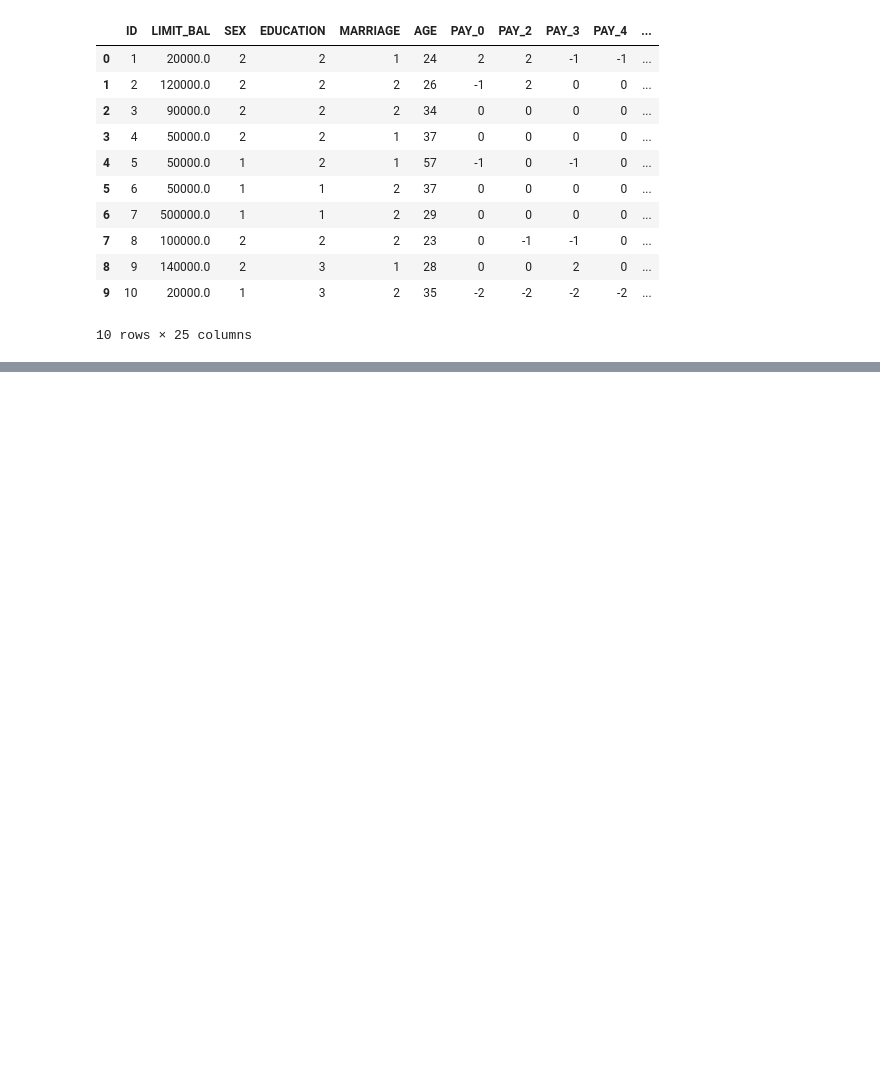
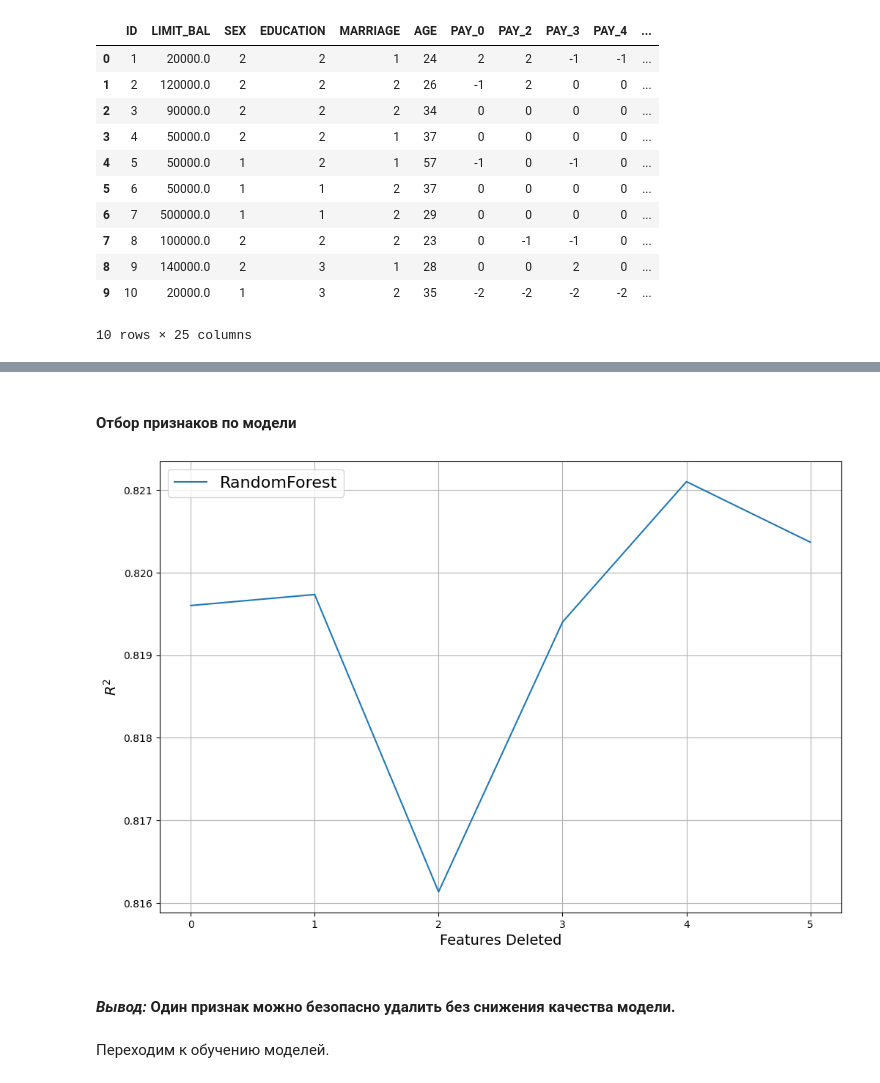
Before and after one commit to ybezginova2016/case_studies_da, a Jupyter notebook: 4. UCI_Credit_Card/main_4_UNI_Credit_Card.ipynb, the cells around one changed output, grey strips where cells are left out. Cells and saved outputs as stored; diff of their text form; code cells hidden in the pictures; blank space fills up the shorter version.

```diff
--- a/4. UCI_Credit_Card/main_4_UNI_Credit_Card.ipynb
+++ b/4. UCI_Credit_Card/main_4_UNI_Credit_Card.ipynb
@@ -58,0 +308,5 @@ d.head(10)
+# %% [markdown]
+#### Отбор признаков по модели
+# %%
+Xx = df.drop(columns=['default.payment.next.month', 'ID'])
+yy = df[['default.payment.next.month']]
@@ -58,0 +321,37 @@ d.head(10)
+# %%
+# Reshape X and y
+X_reshaped = Xx.values.reshape(Xx.shape[0], -1)
+y_reshaped = yy.values.reshape(-1)
+# %%
+# Select features using random forest
+estimator = RandomForestClassifier(n_estimators=100, max_depth=3, n_jobs=-1)
+selector = SelectFromModel(estimator)
+selector = selector.fit(X_reshaped, y_reshaped)
+
+# Get indices of selected features
+selected_features_mask = selector.get_support()
+selected_features_indices = np.where(selected_features_mask)[0]
+
+# Create a new X array with only selected features
+X_selected = X_reshaped[:, selected_features_indices]
+
+# Compute cross-validation scores for each count of selected features
+features_counts = np.arange(X_selected.shape[1])
+rf_scores = []
+for features_part in tqdm(features_counts):
+    X_part = X_selected[:, :features_part+1]
+    scores = cross_val_score(RandomForestClassifier(n_estimators=100, max_depth=3, n_jobs=-1), X_part, y_reshaped, cv=5)
+    rf_scores.append(scores.mean())
+# %%
+plt.figure(figsize=(12,8))
+
+# plt.plot(features_counts, logreg_scores, label='LogisticRegression')
+plt.plot(features_counts, rf_scores, label='RandomForest')
+plt.legend(loc='best', fontsize=16)
+plt.xlabel('Features Deleted', fontsize=14)
+plt.ylabel('$R^2$', fontsize=14)
+plt.grid()
+# %% [output]
+[figure, added]
+# %% [markdown]
+#### *Вывод:* Один признак можно безопасно удалить без снижения качества модели.
@@ -58,0 +360,2 @@ d.head(10)
+# %% [markdown]
+Переходим к обучению моделей.
```
Also changed, not shown: parts of 82 cells of this notebook.
